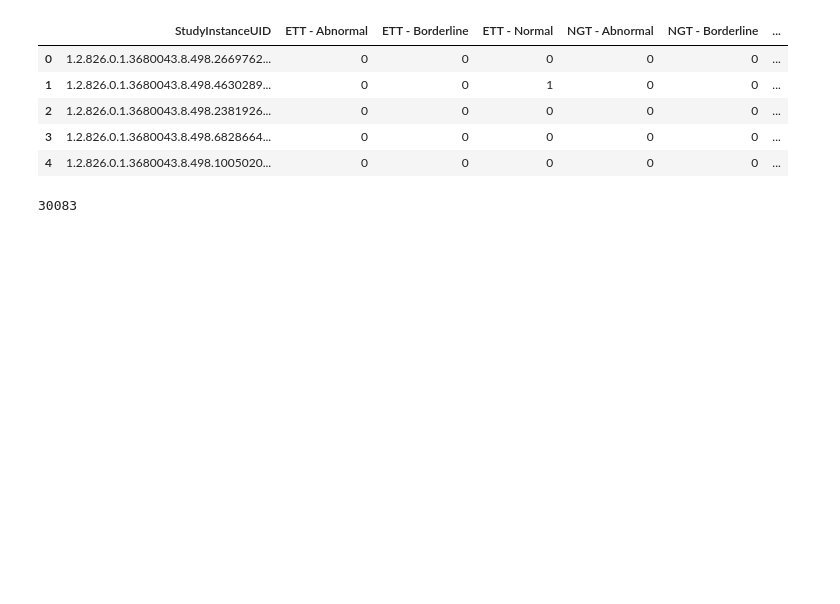
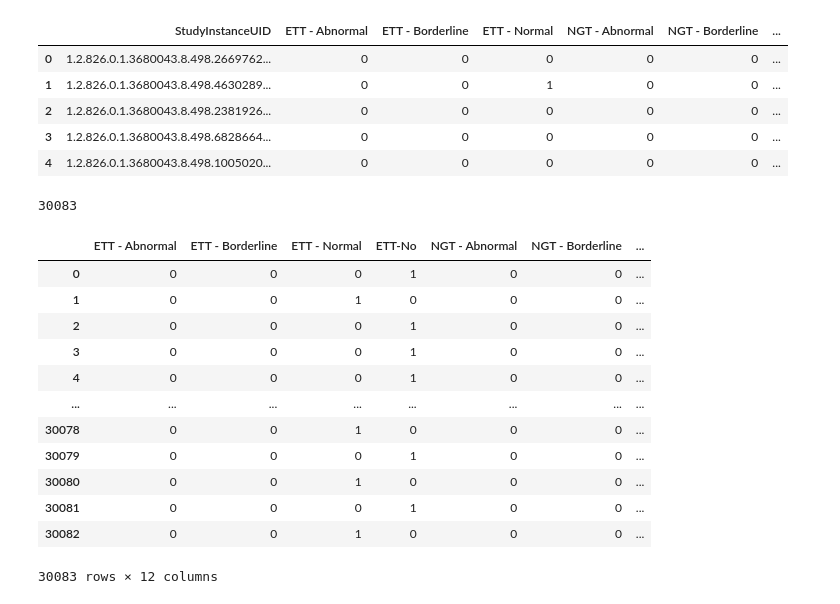
Before and after one commit to aryalmilan/Catheter-Detection-and-classification, a Jupyter notebook: Xray_classification.ipynb, the cells around one changed output. Saved outputs shown, nothing was run; the diff lists cells and outputs as text; code cells hidden in the pictures; blank space fills up the shorter version.

```diff
--- a/Xray_classification.ipynb
+++ b/Xray_classification.ipynb
@@ -105,3 +79,32 @@ all_files = train_df.StudyInstanceUID.unique()
 len(all_files)
 # %% [output]
 30083
+# %%
+train_df[[
+                'ETT - Abnormal',
+                'ETT - Borderline',
+                'ETT - Normal',
+                'ETT-No',
+                'NGT - Abnormal',
+                'NGT - Borderline',
+                'NGT - Incompletely Imaged',
+                'NGT - Normal',
+                'CVC - Abnormal',
+                'CVC - Borderline',
+                'CVC - Normal',
+                'Swan Ganz Catheter Present'
+            ]]
+# %% [output]
+|  | ETT - Abnormal | ETT - Borderline | ETT - Normal | ETT-No | NGT - Abnormal | NGT - Borderline | ... |
+| 0 | 0 | 0 | 0 | 1 | 0 | 0 | ... |
+| 1 | 0 | 0 | 1 | 0 | 0 | 0 | ... |
+| 2 | 0 | 0 | 0 | 1 | 0 | 0 | ... |
+| 3 | 0 | 0 | 0 | 1 | 0 | 0 | ... |
+| 4 | 0 | 0 | 0 | 1 | 0 | 0 | ... |
+| ... | ... | ... | ... | ... | ... | ... | ... |
+| 30078 | 0 | 0 | 1 | 0 | 0 | 0 | ... |
+| 30079 | 0 | 0 | 0 | 1 | 0 | 0 | ... |
+| 30080 | 0 | 0 | 1 | 0 | 0 | 0 | ... |
+| 30081 | 0 | 0 | 0 | 1 | 0 | 0 | ... |
+| 30082 | 0 | 0 | 1 | 0 | 0 | 0 | ... |
+30083 rows × 12 columns
```
Also changed, not shown: parts of 17 cells of this notebook.
